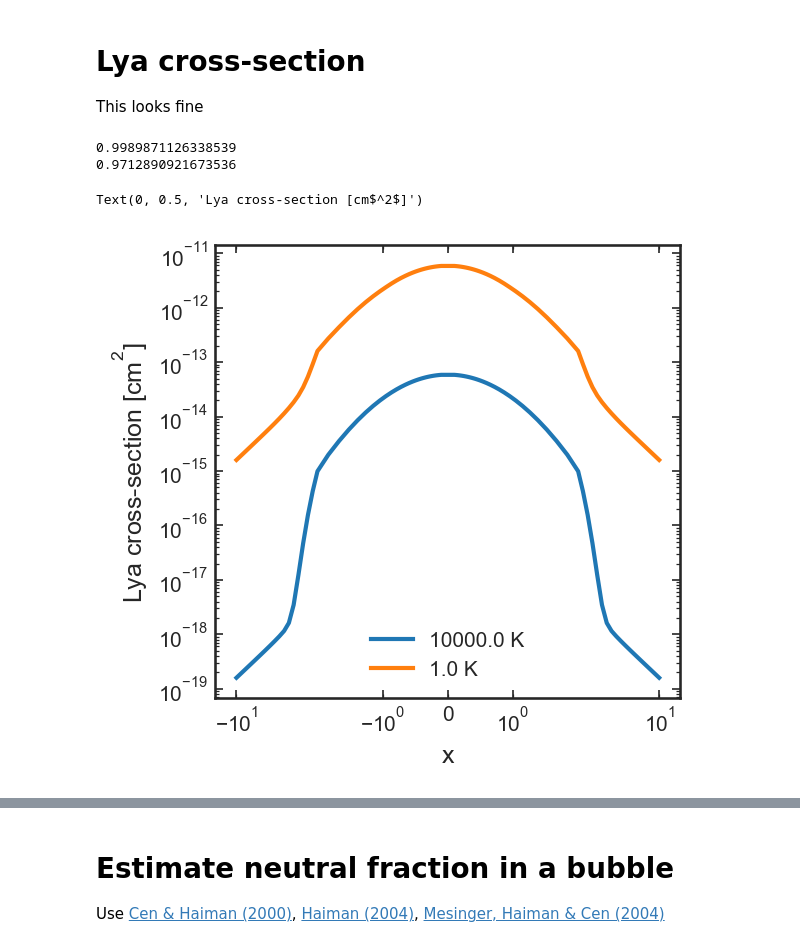
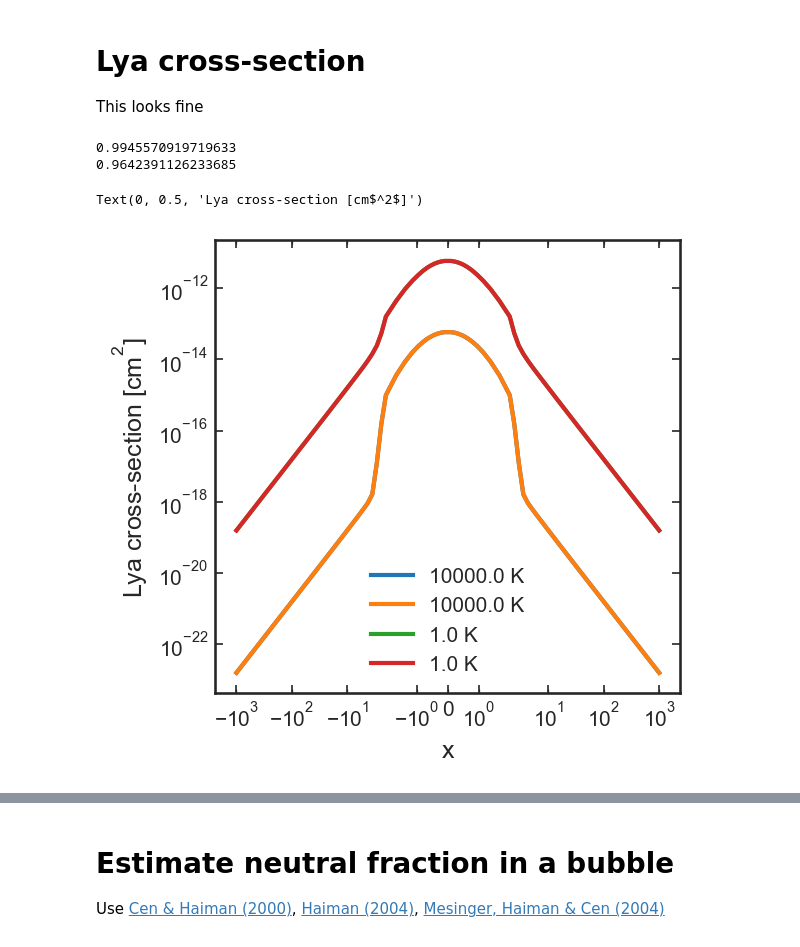
Before and after one commit to charlottenosam/LyaLineshapes, a Jupyter notebook: notebooks/bubble_size_lya_DV.ipynb, the cells around one changed output, grey strips where cells are left out. Saved outputs shown, nothing was run; the diff lists cells and outputs as text; code cells hidden in the pictures.

```diff
--- a/notebooks/bubble_size_lya_DV.ipynb
+++ b/notebooks/bubble_size_lya_DV.ipynb
@@ -48,32 +51,33 @@ If only Lya with a given velocity offset can escape IGM with high transmission,
 
 This looks fine
 # %%
-xtab_neg = -np.logspace(-1,1)
+xtab_neg = -np.logspace(-1,3)
 xtab_pos = -xtab_neg
 xtab     = np.sort(np.concatenate((xtab_neg, xtab_pos)))
 
 T_tab = [1e4*u.K, 1*u.K]
 
 for T in T_tab:
     crosssec = bubbles.lya_cross_section(T)
     wave     = crosssec.Lya_x_to_wave(xtab)
 
     plt.plot(xtab, crosssec.Lya_crosssec(wave=wave), label=T)
+    plt.plot(xtab, crosssec.Lya_crosssec_x(xtab), label=T)
 #     plt.plot(xtab, crosssec.Voigt(xtab), label=T, alpha=0.8)
 
     print(np.sqrt(np.pi)/np.trapz(crosssec.Voigt(xtab), xtab))
 
 plt.legend()
 plt.xscale('symlog')
 plt.yscale('log')
 
 plt.xlabel('x')
 plt.ylabel('Lya cross-section [cm$^2$]')
 # %% [output]
-0.9989871126338539
-0.9712890921673536
+0.9945570919719633
+0.9642391126233685
 Text(0, 0.5, 'Lya cross-section [cm$^2$]')
-[figure, old version]
+[figure, new version]
 # %%
 for T in T_tab:
     crosssec = bubbles.lya_cross_section(T)
```
Also changed, not shown: parts of 9 cells of this notebook, 1 other file.
